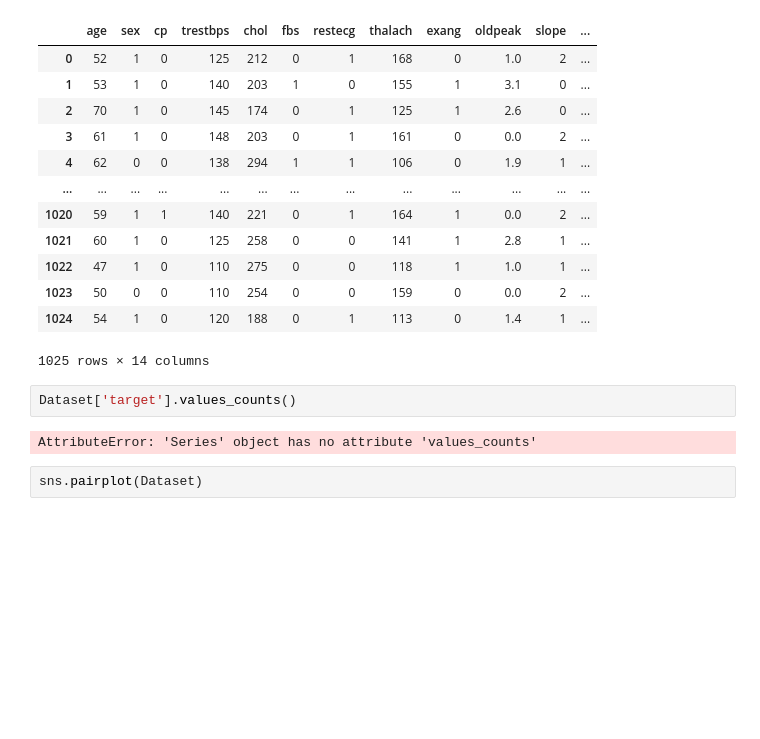
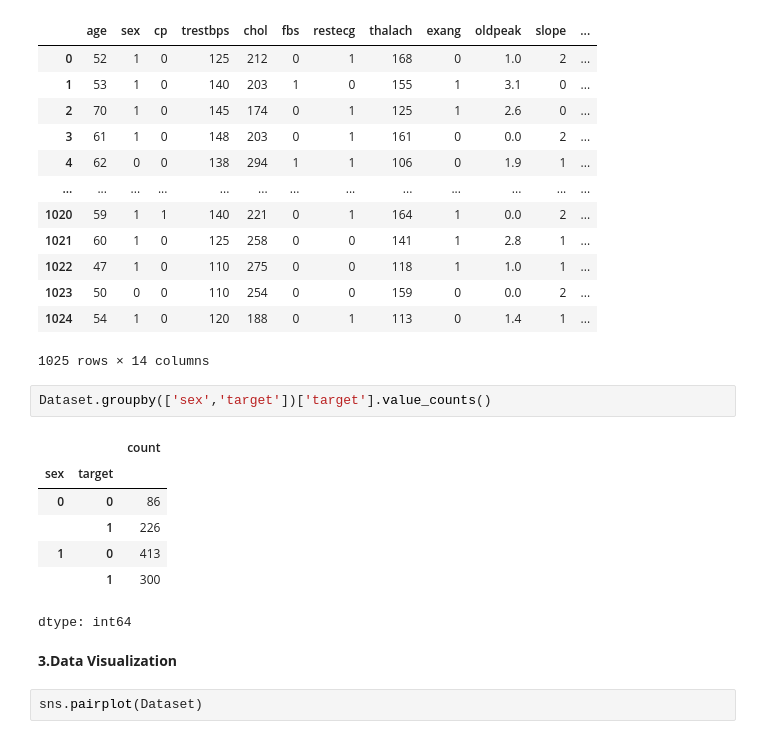
Before and after one commit to KaranamShivaKumar/Machine_learning_projects, a Jupyter notebook: project_Logistic_regression.ipynb, the cells around one changed output. Cells and saved outputs as stored; diff of their text form; blank space fills up the shorter version.

```diff
--- a/project_Logistic_regression.ipynb
+++ b/project_Logistic_regression.ipynb
@@ -96,10 +102,18 @@ Dataset
 | 1023 | 50 | 0 | 0 | 110 | 254 | 0 | 0 | 159 | 0 | 0.0 | 2 | ... |
 | 1024 | 54 | 1 | 0 | 120 | 188 | 0 | 1 | 113 | 0 | 1.4 | 1 | ... |
 1025 rows × 14 columns
-# %%
-Dataset['target'].values_counts()
-# %% [output]
-AttributeError: 'Series' object has no attribute 'values_counts'
+# %%
+Dataset.groupby(['sex','target'])['target'].value_counts()
+# %% [output]
+|  |  | count |
+| sex | target |  |
+| 0 | 0 | 86 |
+|  | 1 | 226 |
+| 1 | 0 | 413 |
+|  | 1 | 300 |
+dtype: int64
+# %% [markdown]
+**3.Data Visualization**
 # %%
 sns.pairplot(Dataset)
 # %% [output]
```
Also changed, not shown: parts of 7 cells of this notebook.
